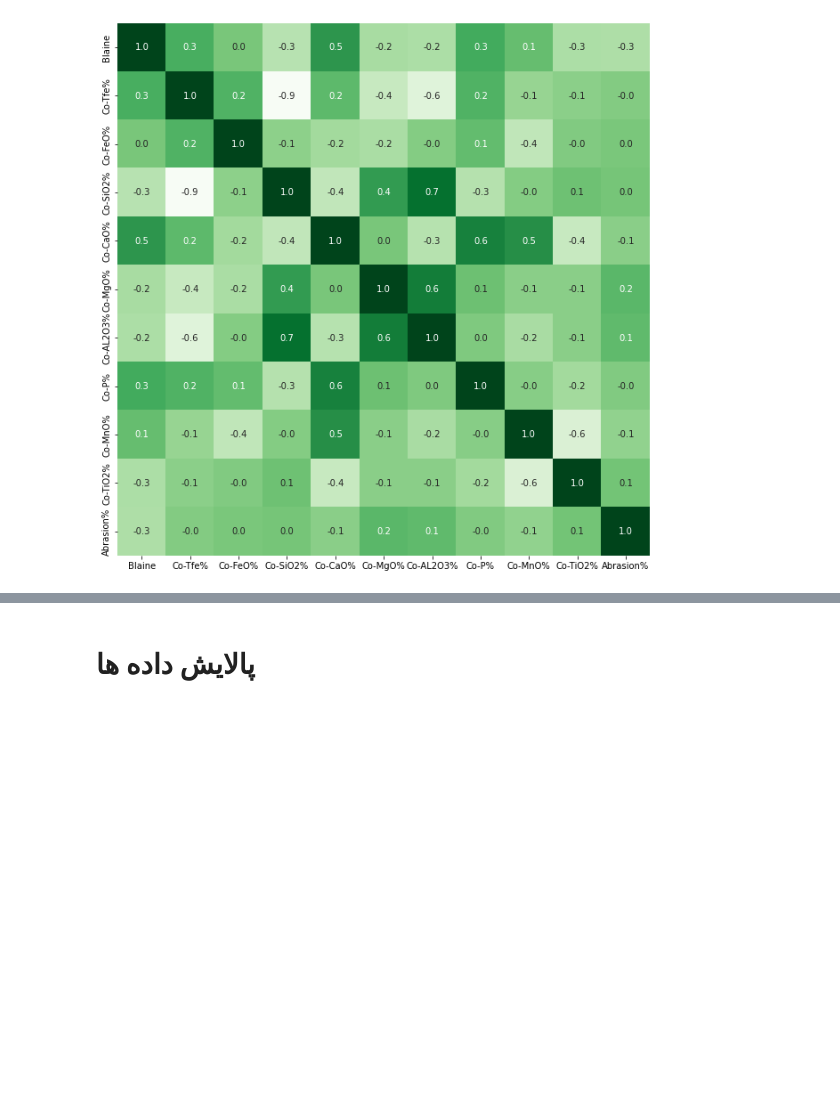
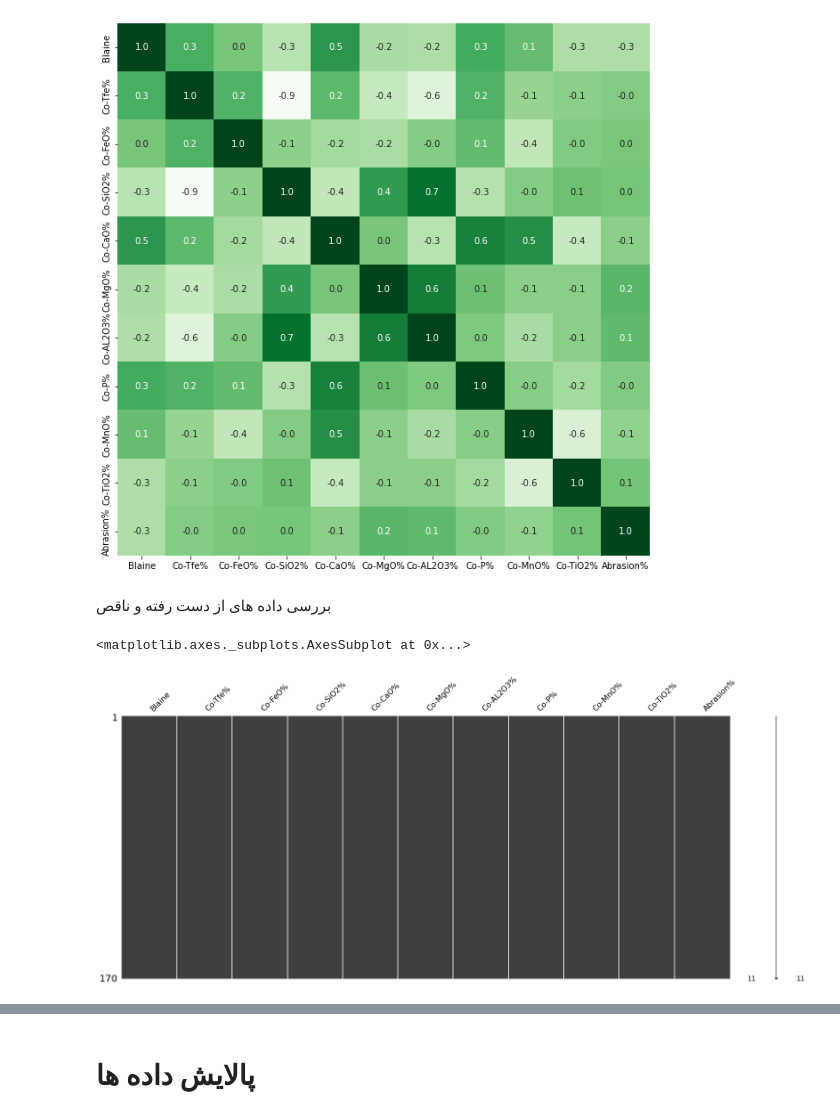
Before and after one commit to heidaralavi/APC-, a Jupyter notebook: APC-PRJ1.ipynb, the cells around one changed output, grey strips where cells are left out. Saved outputs shown, nothing was run; the diff lists cells and outputs as text; code cells hidden in the pictures; blank space fills up the shorter version.

```diff
--- a/APC-PRJ1.ipynb
+++ b/APC-PRJ1.ipynb
@@ -114,3 +114,11 @@ sns.heatmap(corr, cbar=False,square= True, fmt='.1f', annot=True, annot_kws={'si
 (11, 11)
 <matplotlib.axes._subplots.AxesSubplot at 0x...>
 [figure]
+# %% [markdown]
+بررسی داده های از دست رفته و ناقص
+# %%
+import missingno as msno
+msno.matrix(df) # just to visualize. no missing values.
+# %% [output]
+<matplotlib.axes._subplots.AxesSubplot at 0x...>
+[figure, added]
```
Also changed, not shown: parts of 10 cells of this notebook.
